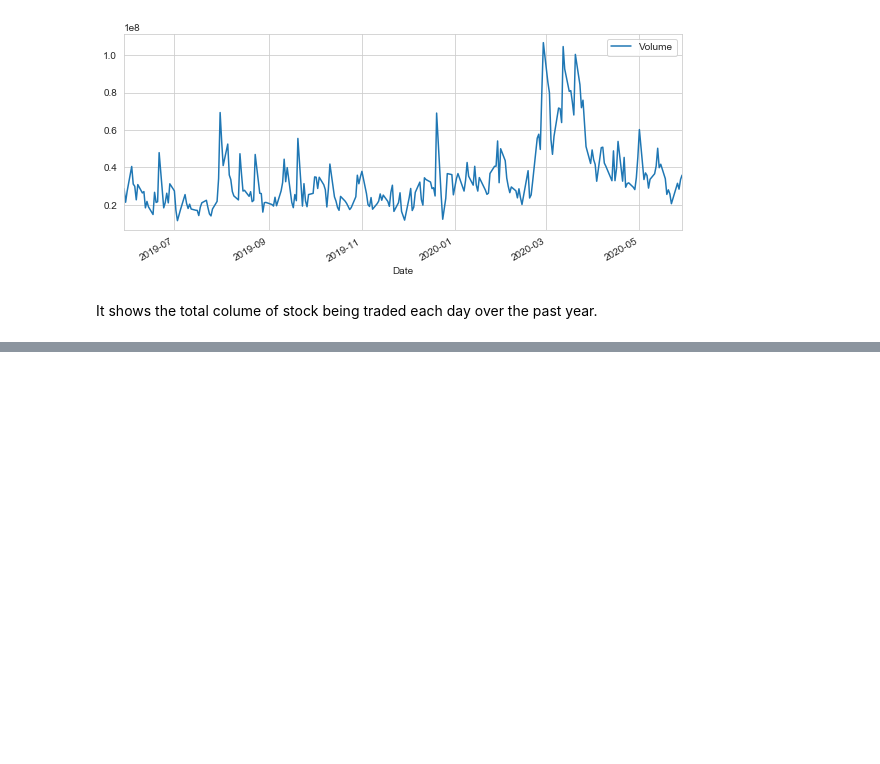
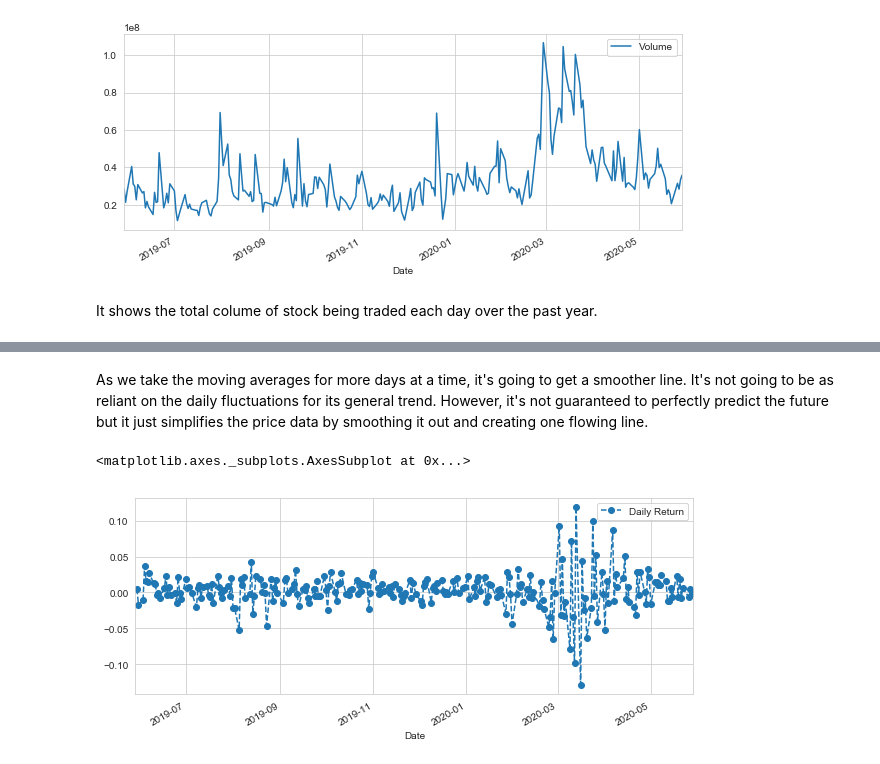
Before and after one commit to stellazhu31/Stock_Market_Data_Analysis, a Jupyter notebook: Stock Market Data Analysis - Personal Project .ipynb, the cells around one changed output, grey strips where cells are left out. Drawn from its saved outputs; the diff is of its cells as text; code cells hidden in the pictures; blank space fills up the shorter version.

Commit message:
Daily Return of all stocks

```diff
--- a/Stock Market Data Analysis - Personal Project .ipynb
+++ b/Stock Market Data Analysis - Personal Project .ipynb
@@ -92,0 +109,10 @@ It shows the total colume of stock being traded each day over the past year.
+# %% [markdown]
+As we take the moving averages for more days at a time, it's going to get a smoother line. It's not going to be as reliant on the daily fluctuations for its general trend. However, it's not guaranteed to perfectly predict the future but it just simplifies the price data by smoothing it out and creating one flowing line.
+# %%
+#Daily Returns:
+AAPL['Daily Return'] = AAPL['Adj Close'].pct_change()
+
+AAPL['Daily Return'].plot(figsize=(10,4),legend=True, linestyle='--',marker='o')
+# %% [output]
+<matplotlib.axes._subplots.AxesSubplot at 0x...>
+[figure, added]
```
Also changed, not shown: parts of 15 cells of this notebook.
